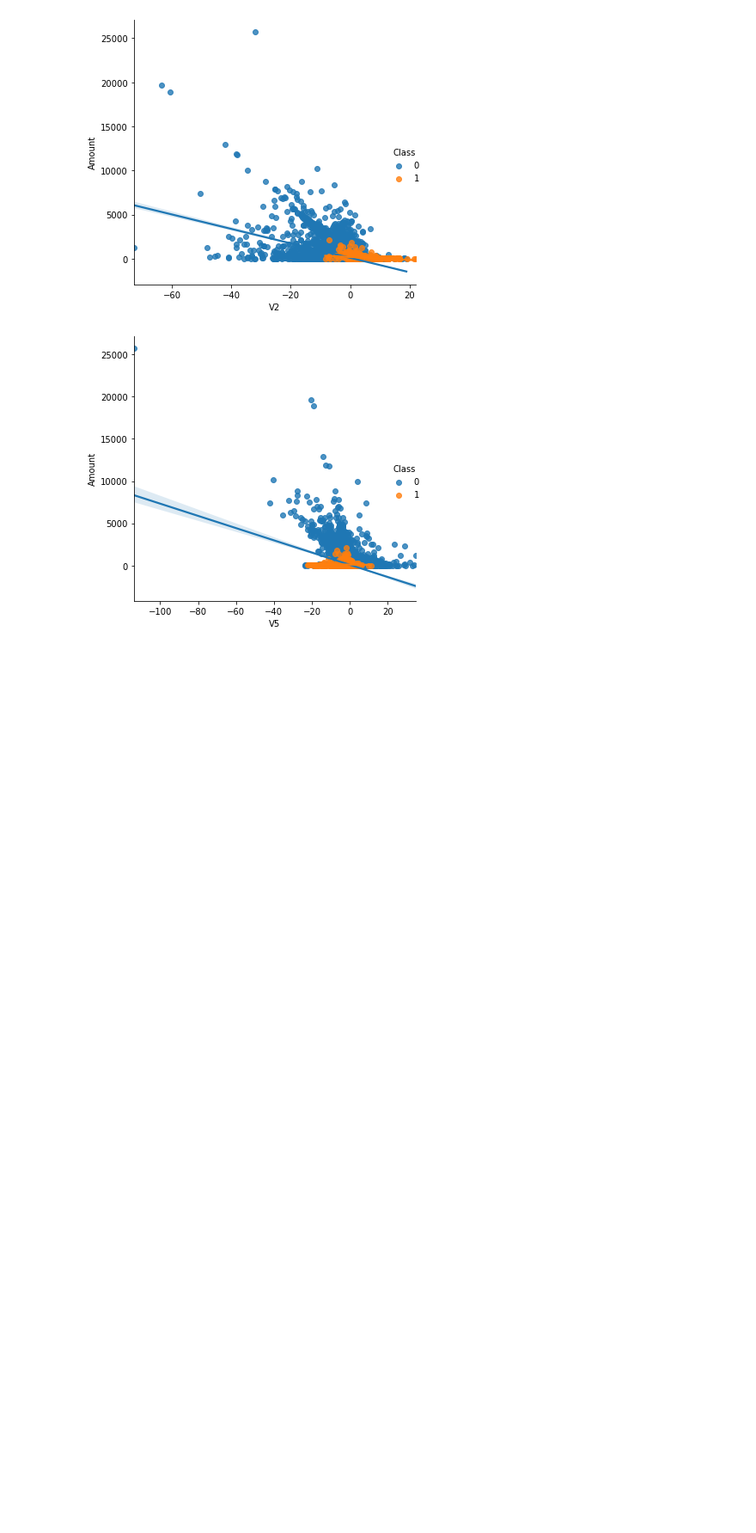
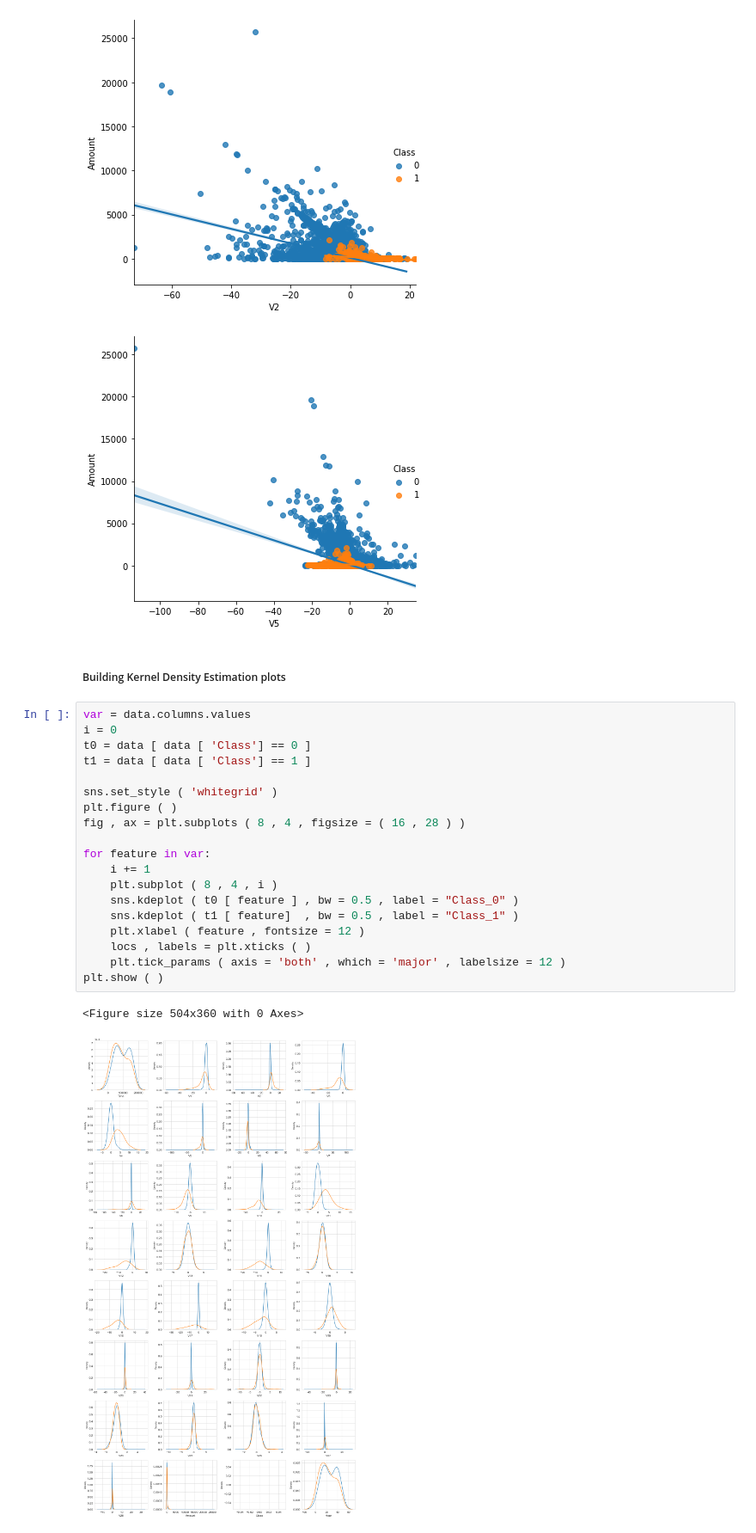
Before and after one commit to sneharth/Data-Science, a Jupyter notebook: Credit Card Fraud Detection/Credit Card Fraud Detection.ipynb, the cells around one changed output. Shown at 86% size. Cells and saved outputs as stored; diff of their text form; blank space fills up the shorter version.

```diff
--- a/Credit Card Fraud Detection/Credit Card Fraud Detection.ipynb
+++ b/Credit Card Fraud Detection/Credit Card Fraud Detection.ipynb
@@ -208,3 +208,27 @@ plt.show ( )
 # %% [output]
 [figure]
 [figure]
+# %% [markdown]
+##### Building Kernel Density Estimation plots
+# %%
+var = data.columns.values
+i = 0
+t0 = data [ data [ 'Class'] == 0 ]
+t1 = data [ data [ 'Class'] == 1 ]
+
+sns.set_style ( 'whitegrid' )
+plt.figure ( )
+fig , ax = plt.subplots ( 8 , 4 , figsize = ( 16 , 28 ) )
+
+for feature in var:
+    i += 1
+    plt.subplot ( 8 , 4 , i )
+    sns.kdeplot ( t0 [ feature ] , bw = 0.5 , label = "Class_0" )
+    sns.kdeplot ( t1 [ feature]  , bw = 0.5 , label = "Class_1" )
+    plt.xlabel ( feature , fontsize = 12 )
+    locs , labels = plt.xticks ( )
+    plt.tick_params ( axis = 'both' , which = 'major' , labelsize = 12 )
+plt.show ( )
+# %% [output]
+<Figure size 504x360 with 0 Axes>
+[figure, added]
```
